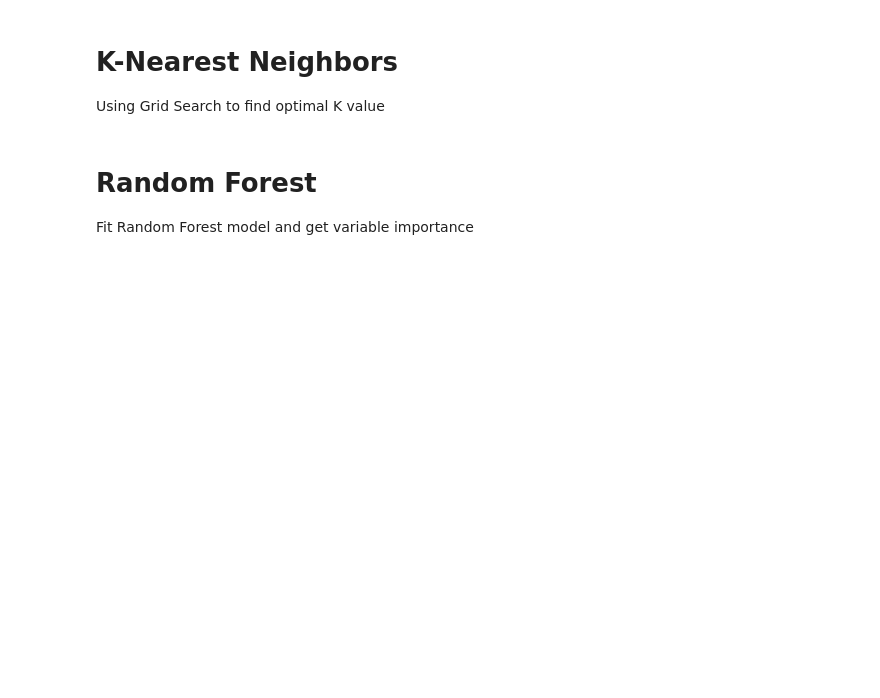
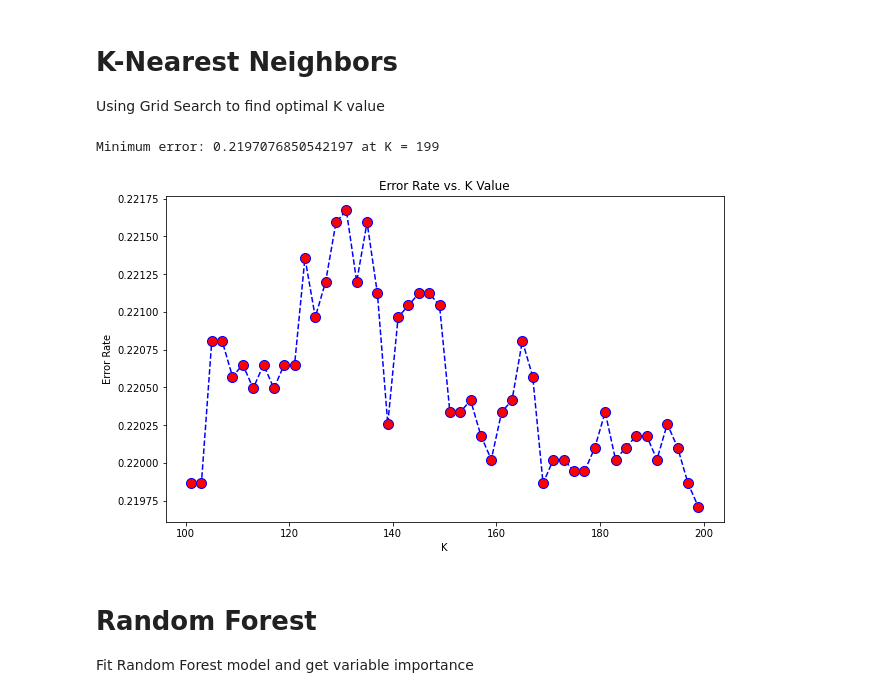
Before and after one commit to acgowda/yelp-sentiment, a Jupyter notebook: model_selection.ipynb, the cells around one changed output. Saved outputs shown, nothing was run; the diff lists cells and outputs as text; code cells hidden in the pictures; blank space fills up the shorter version.

```diff
--- a/model_selection.ipynb
+++ b/model_selection.ipynb
@@ -218,19 +199,22 @@ Using Grid Search to find optimal K value
 # %%
 # code to get visualizer of best k-value
 error_rate = []
-for i in range(100,300):
- knn = KNeighborsClassifier(n_neighbors=i)
- knn.fit(top_n_features, y_train)
- pred_i = knn.predict(X_test_scaled.iloc[:, top_n_idx])
- error_rate.append(np.mean(pred_i != y_test))
+for i in range(101, 201, 2):
+    knn = KNeighborsClassifier(n_neighbors=i)
+    knn.fit(top_n_features, y_train)
+    pred_i = knn.predict(X_test_scaled.iloc[:, top_n_idx])
+    error_rate.append(np.mean(pred_i != y_test))
 
 plt.figure(figsize=(10,6))
-plt.plot(range(100,300),error_rate,color='blue', linestyle='dashed',
+plt.plot(range(101, 201, 2),error_rate,color='blue', linestyle='dashed',
          marker='o',markerfacecolor='red', markersize=10)
 plt.title('Error Rate vs. K Value')
 plt.xlabel('K')
 plt.ylabel('Error Rate')
-print("Minimum error:",min(error_rate),"at K =",error_rate.index(min(error_rate))+100)
+print("Minimum error:",min(error_rate),"at K =",range(101,201,2)[error_rate.index(min(error_rate))])
+# %% [output]
+Minimum error: 0.2197076850542197 at K = 199
+[figure, added]
 # %%
 # otherwise if we don't want the visual, just use GridSearchCV
 knn = KNeighborsClassifier()
```
Also changed, not shown: parts of 12 cells of this notebook, 5 other files.
